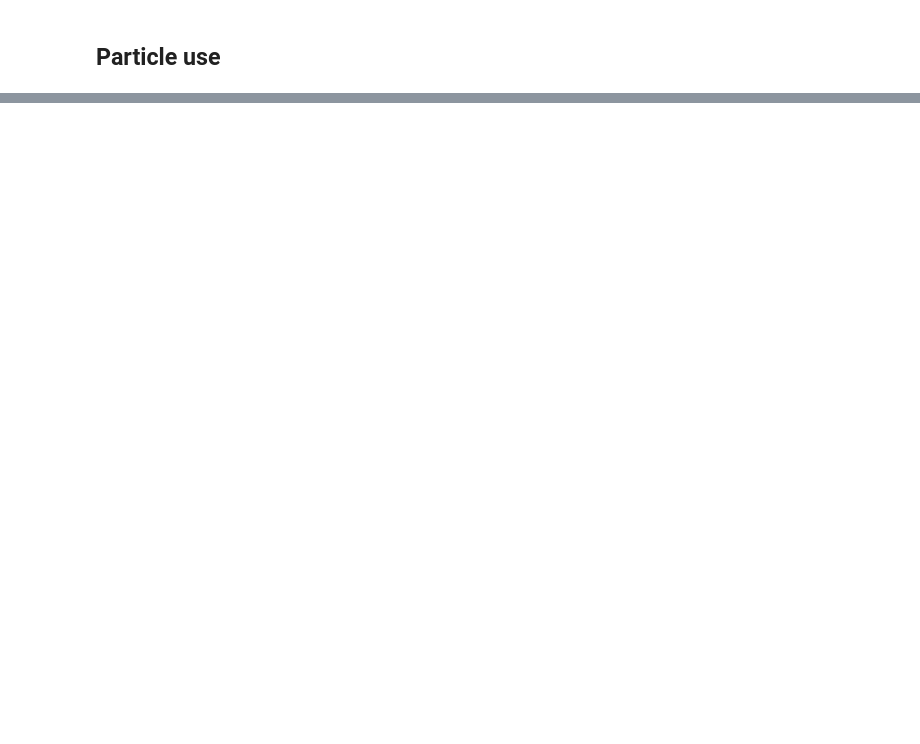
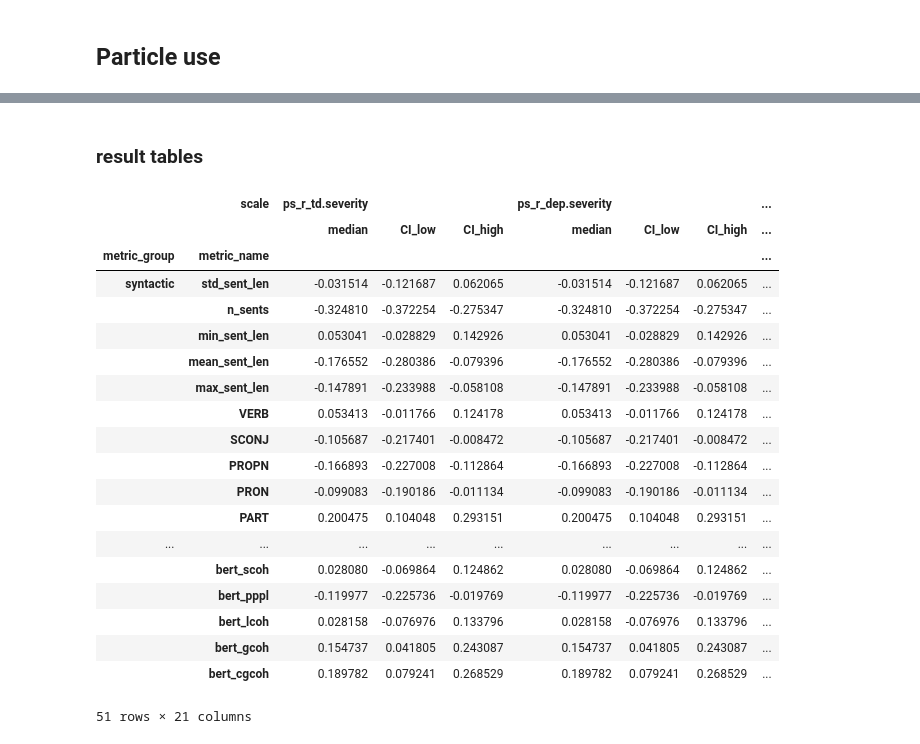
Before and after one commit to flying-bear/MA_thesis, a Jupyter notebook: images_for_paper.ipynb, the cells around one changed output, grey strips where cells are left out. Drawn from its saved outputs; the diff is of its cells as text; code cells hidden in the pictures; blank space fills up the shorter version.

```diff
--- a/images_for_paper.ipynb
+++ b/images_for_paper.ipynb
@@ -1003,0 +1095,34 @@ dtype: float64
+# %% [markdown]
+### result tables
+# %%
+ex = long_df[(long_df['lang'] == 'ru') & (long_df['task'] == 'adventure')][['metric_group', 'metric_name', 'scale', 'median', 'CI_low', 'CI_high']]
+# %%
+metric_to_group = {}
+for mn in ex['metric_name'].unique():
+    metric_to_group[mn] =  ex[ex['metric_name'] == mn]['metric_group'].iloc[0]
+# %%
+pivot = ex.pivot(index='metric_name', columns='scale', values=['median','CI_low','CI_high']).swaplevel(axis=1).sort_index(axis=1, level=0, ascending=False)
+pivot['metric_group'] = pivot.index.map(lambda x: metric_to_group.get(x))
+pivot = pivot.set_index('metric_group', append=True).reorder_levels(['metric_group', 'metric_name'])
+pivot = pivot.sort_index(axis=0, level=1, ascending=False).sort_index(axis=0, level=0, ascending=False)
+# %% [output]
+|  | scale | ps_r_td.severity |  |  | ps_r_dep.severity |  |  | ... |
+|  |  | median | CI_low | CI_high | median | CI_low | CI_high | ... |
+| metric_group | metric_name |  |  |  |  |  |  | ... |
+| syntactic | std_sent_len | -0.031514 | -0.121687 | 0.062065 | -0.031514 | -0.121687 | 0.062065 | ... |
+|  | n_sents | -0.324810 | -0.372254 | -0.275347 | -0.324810 | -0.372254 | -0.275347 | ... |
+|  | min_sent_len | 0.053041 | -0.028829 | 0.142926 | 0.053041 | -0.028829 | 0.142926 | ... |
+|  | mean_sent_len | -0.176552 | -0.280386 | -0.079396 | -0.176552 | -0.280386 | -0.079396 | ... |
+|  | max_sent_len | -0.147891 | -0.233988 | -0.058108 | -0.147891 | -0.233988 | -0.058108 | ... |
+|  | VERB | 0.053413 | -0.011766 | 0.124178 | 0.053413 | -0.011766 | 0.124178 | ... |
+|  | SCONJ | -0.105687 | -0.217401 | -0.008472 | -0.105687 | -0.217401 | -0.008472 | ... |
+|  | PROPN | -0.166893 | -0.227008 | -0.112864 | -0.166893 | -0.227008 | -0.112864 | ... |
+|  | PRON | -0.099083 | -0.190186 | -0.011134 | -0.099083 | -0.190186 | -0.011134 | ... |
+|  | PART | 0.200475 | 0.104048 | 0.293151 | 0.200475 | 0.104048 | 0.293151 | ... |
+| ... | ... | ... | ... | ... | ... | ... | ... | ... |
+|  | bert_scoh | 0.028080 | -0.069864 | 0.124862 | 0.028080 | -0.069864 | 0.124862 | ... |
+|  | bert_pppl | -0.119977 | -0.225736 | -0.019769 | -0.119977 | -0.225736 | -0.019769 | ... |
+|  | bert_lcoh | 0.028158 | -0.076976 | 0.133796 | 0.028158 | -0.076976 | 0.133796 | ... |
+|  | bert_gcoh | 0.154737 | 0.041805 | 0.243087 | 0.154737 | 0.041805 | 0.243087 | ... |
+|  | bert_cgcoh | 0.189782 | 0.079241 | 0.268529 | 0.189782 | 0.079241 | 0.268529 | ... |
+51 rows × 21 columns
```
Also changed, not shown: parts of 19 cells of this notebook.
